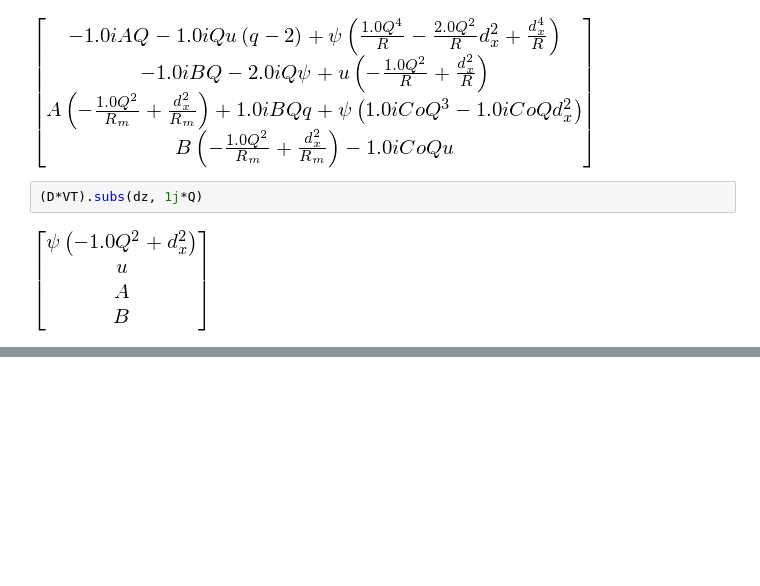
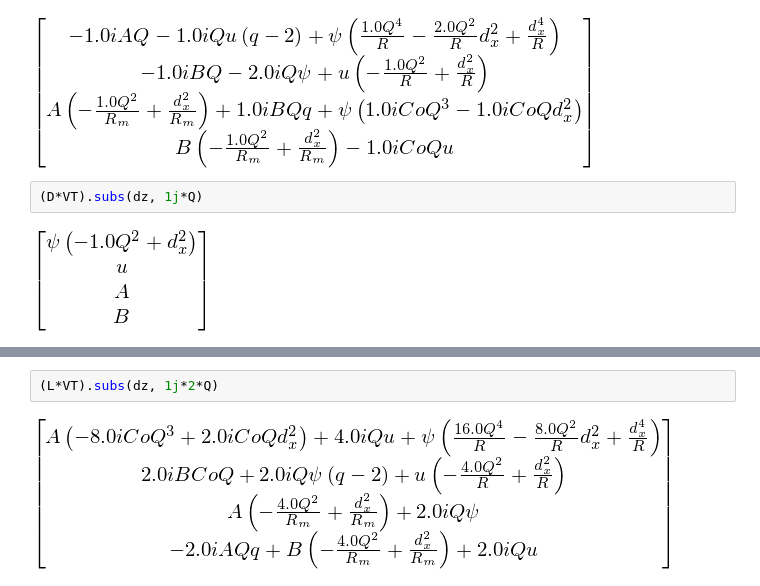
Before and after one commit to jsoishi/weakly_nonlinear_mri, a Jupyter notebook: python/adjoint solution.ipynb, the cells around one changed output, grey strips where cells are left out. Drawn from its saved outputs; the diff is of its cells as text; blank space fills up the shorter version.

```diff
--- a/python/adjoint solution.ipynb
+++ b/python/adjoint solution.ipynb
@@ -481,0 +482,4 @@ L*VT
+# %%
+(L*VT).subs(dz, 1j*2*Q)
+# %% [output]
+[figure, added]
```
Also changed, not shown: parts of 5 cells of this notebook, 4 other files.
